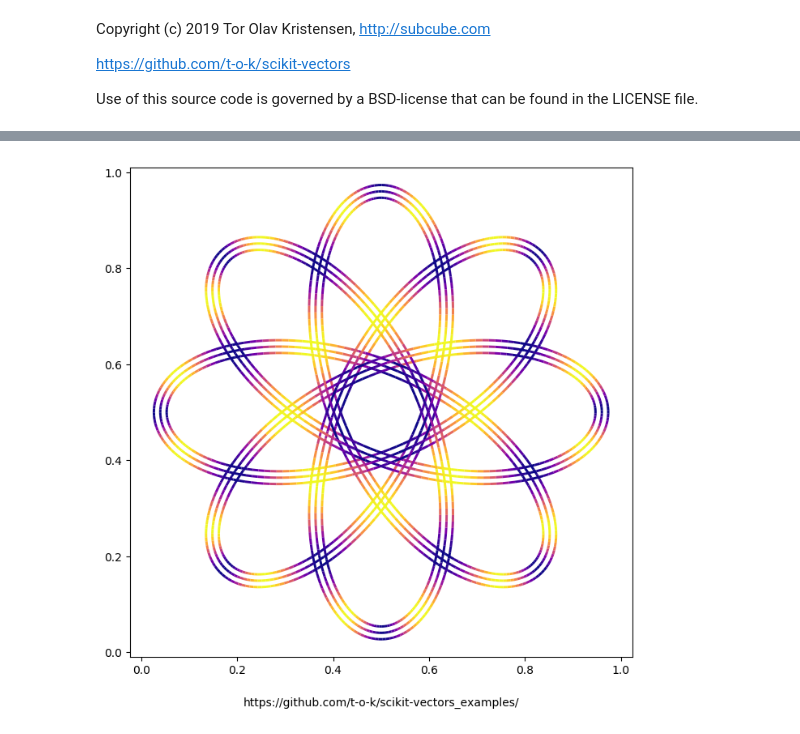
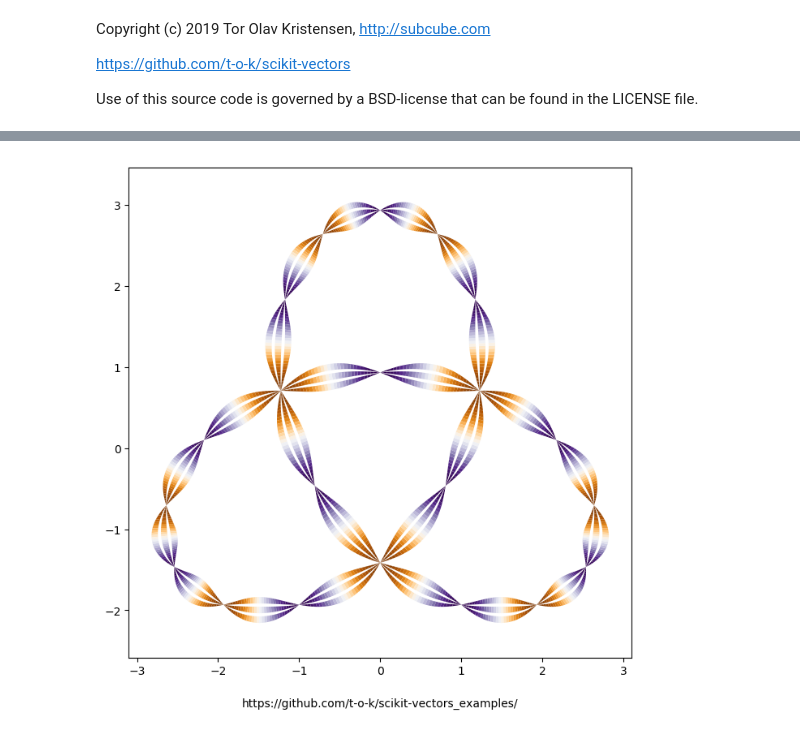
Before and after one commit to t-o-k/scikit-vectors_examples, a Jupyter notebook: Offset_Curves_along_a_parametric_curve.ipynb, the cells around one changed output, grey strips where cells are left out. Saved outputs shown, nothing was run; the diff lists cells and outputs as text; code cells hidden in the pictures.

Commit message:
rewrote the example and replaced the "flower" curve with a trefoil knot curve

```diff
--- a/Offset_Curves_along_a_parametric_curve.ipynb
+++ b/Offset_Curves_along_a_parametric_curve.ipynb
@@ -98,10 +122,0 @@ NP2 = \
-# %%
-# Calculate the points along the curve
-
-angles_along_curve = np.linspace(-np.pi, +np.pi, no_of_points_along_curve, endpoint=True)
-
-p_o = \
-    NP2(
-        x = f_x(angles_along_curve),
-        y = f_y(angles_along_curve)
-    )
@@ -258,35 +312,45 @@ color_value = \
+# %%
+# Create more patches
+
+patches_outer_w = Patches(p_am, p_bm)
+patches_inner_w = Patches(p_ap, p_bp)
+patches_center_w = Patches(p_cm, p_cp)
+# %%
+# Prepare values for choosing colors from a color map
+
+phase_shift = np.pi / (no_of_points_along_curve - 1)
+angles_for_color = 12 * (angles_along_curve + phase_shift)
+values_for_color = (np.cos(angles_for_color) + 1) / 2
 # %%
 # Show the curves with colors cycling
 
 fig = plt.figure(figsize=figure_size, dpi=figure_dpi)
 fig.text(0.30, 0.05, url)
 ax = fig.add_subplot(1, 1, 1)
 ax.add_collection(
     PatchCollection(
-        patches_inner,
-        # match_original = True,
-        array = color_value,
-        cmap = plt.cm.plasma
+        patches_inner_w,
+        array = values_for_color,
+        cmap = plt.cm.PuOr
     )
 )
 ax.add_collection(
     PatchCollection(
-        patches_outer,
-        # match_original = True,
-        array = color_value,
-        cmap = plt.cm.plasma
+        patches_outer_w,
+        array = values_for_color,
+        cmap = plt.cm.PuOr
     )
 )
 ax.add_collection(
     PatchCollection(
-        patches_center,
-        # match_original = True,
-        array = color_value,
-        cmap = plt.cm.plasma
+        patches_center_w,
+        array = values_for_color,
+        cmap = plt.cm.PuOr
     )
 )
+# ax.set_facecolor('grey')
 ax.axis('equal')
 plt.show()
 # %% [output]
-[figure, old version]
+[figure, new version]
 # %%
```
Also changed, not shown: parts of 25 cells of this notebook, 3 other files.
